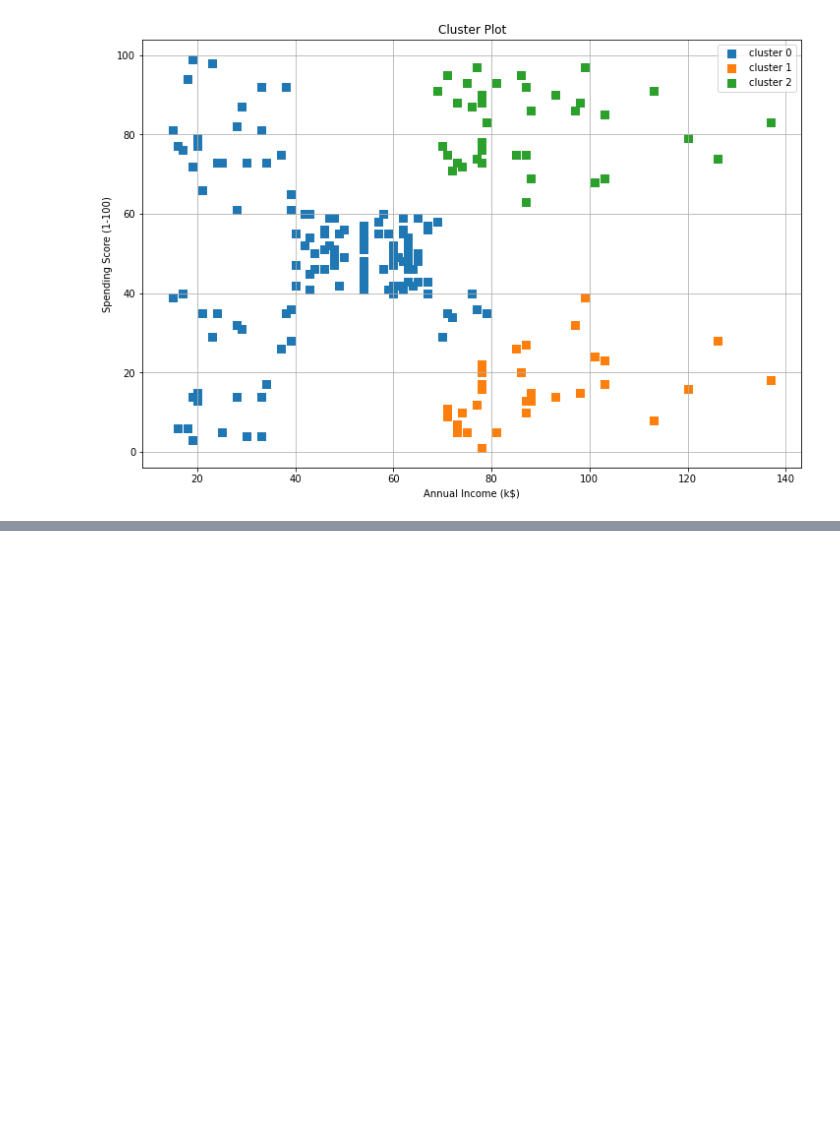
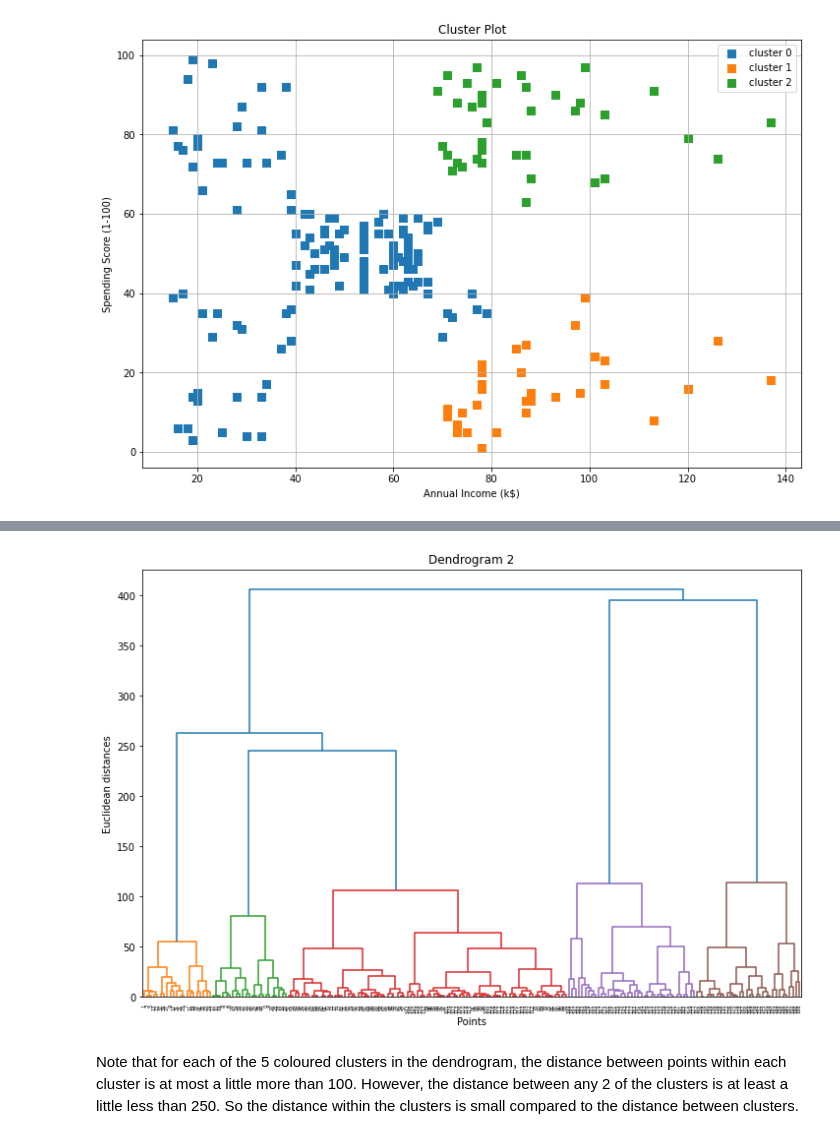
Before and after one commit to ryan-ferns/DS_auticon_week_3, a Jupyter notebook: hierarchical_models_exercise.ipynb, the cells around one changed output, grey strips where cells are left out. Cells and saved outputs as stored; diff of their text form; code cells hidden in the pictures; blank space fills up the shorter version.

```diff
--- a/hierarchical_models_exercise.ipynb
+++ b/hierarchical_models_exercise.ipynb
@@ -223,0 +250,3 @@ df3.pipe(plot_clusters)
+# %%
+df4 = df.iloc[:, 3:]
+df4.head(10)
@@ -223,0 +265,15 @@ df3.pipe(plot_clusters)
+# %%
+# Defining a second plot_dendrogram function with a different color threshold.
+
+def plot_dendrogram2(X,method ='ward'):
+    dendrogram = sch.dendrogram(sch.linkage(X, method=method), color_threshold=200)
+    plt.title("Dendrogram 2")
+    plt.ylabel("Euclidean distances")
+    plt.xlabel('Points')
+    plt.show()
+# %%
+df4.pipe(plot_dendrogram2)
+# %% [output]
+[figure, added]
+# %% [markdown]
+Note that for each of the 5 coloured clusters in the dendrogram, the distance between points within each cluster is at most a little more than 100.  However, the distance between any 2 of the clusters is at least a little less than 250.  So the distance within the clusters is small compared to the distance between clusters.
```
Also changed, not shown: parts of 8 cells of this notebook.
